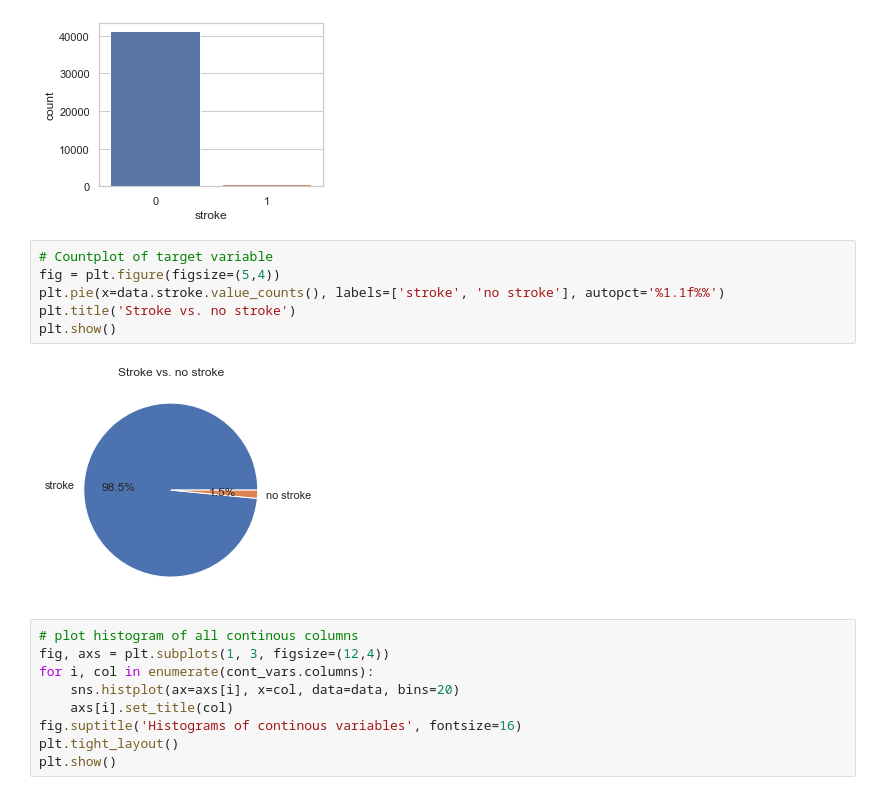
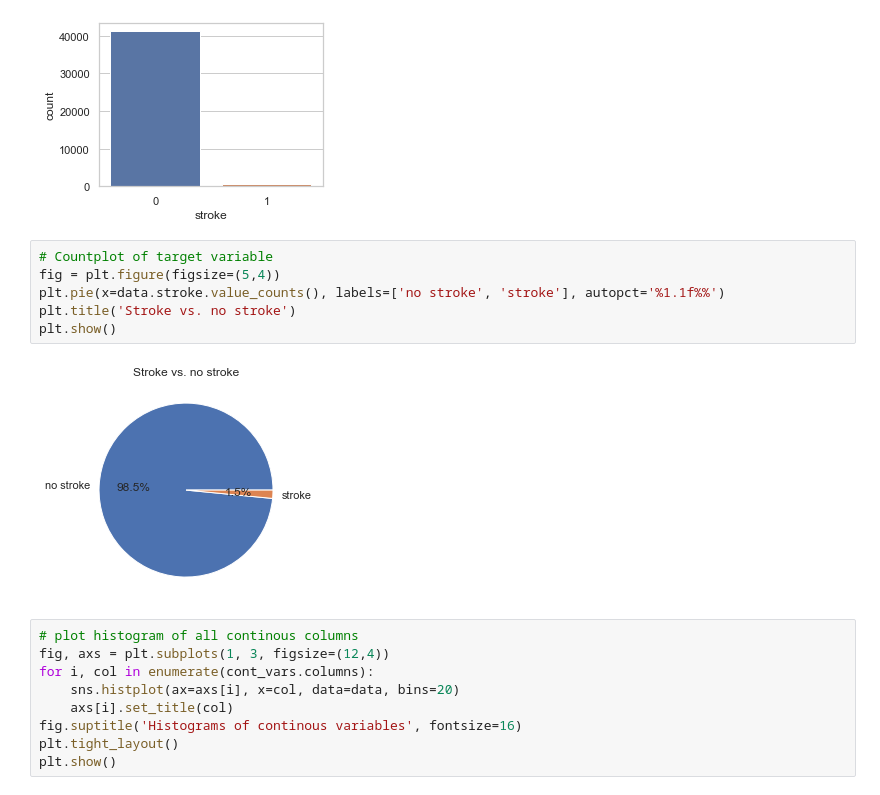
Before and after one commit to sddiener/Comparison-of-Decision-Tree-and-KNN-for-Stroke-Prediction, a Jupyter notebook: Preprocessing stroke.ipynb, the cells around one changed output. Drawn from its saved outputs; the diff is of its cells as text.

```diff
--- a/Preprocessing stroke.ipynb
+++ b/Preprocessing stroke.ipynb
@@ -95,11 +95,11 @@ plt.show()
 # %%
 # Countplot of target variable
 fig = plt.figure(figsize=(5,4))
-plt.pie(x=data.stroke.value_counts(), labels=['stroke', 'no stroke'], autopct='%1.1f%%')
+plt.pie(x=data.stroke.value_counts(), labels=['no stroke', 'stroke'], autopct='%1.1f%%')
 plt.title('Stroke vs. no stroke')
 plt.show()
 # %% [output]
-[figure, old version]
+[figure, new version]
 # %%
 # plot histogram of all continous columns
 fig, axs = plt.subplots(1, 3, figsize=(12,4))
```
Also changed, not shown: parts of 1 cell of this notebook, 1 other file.
